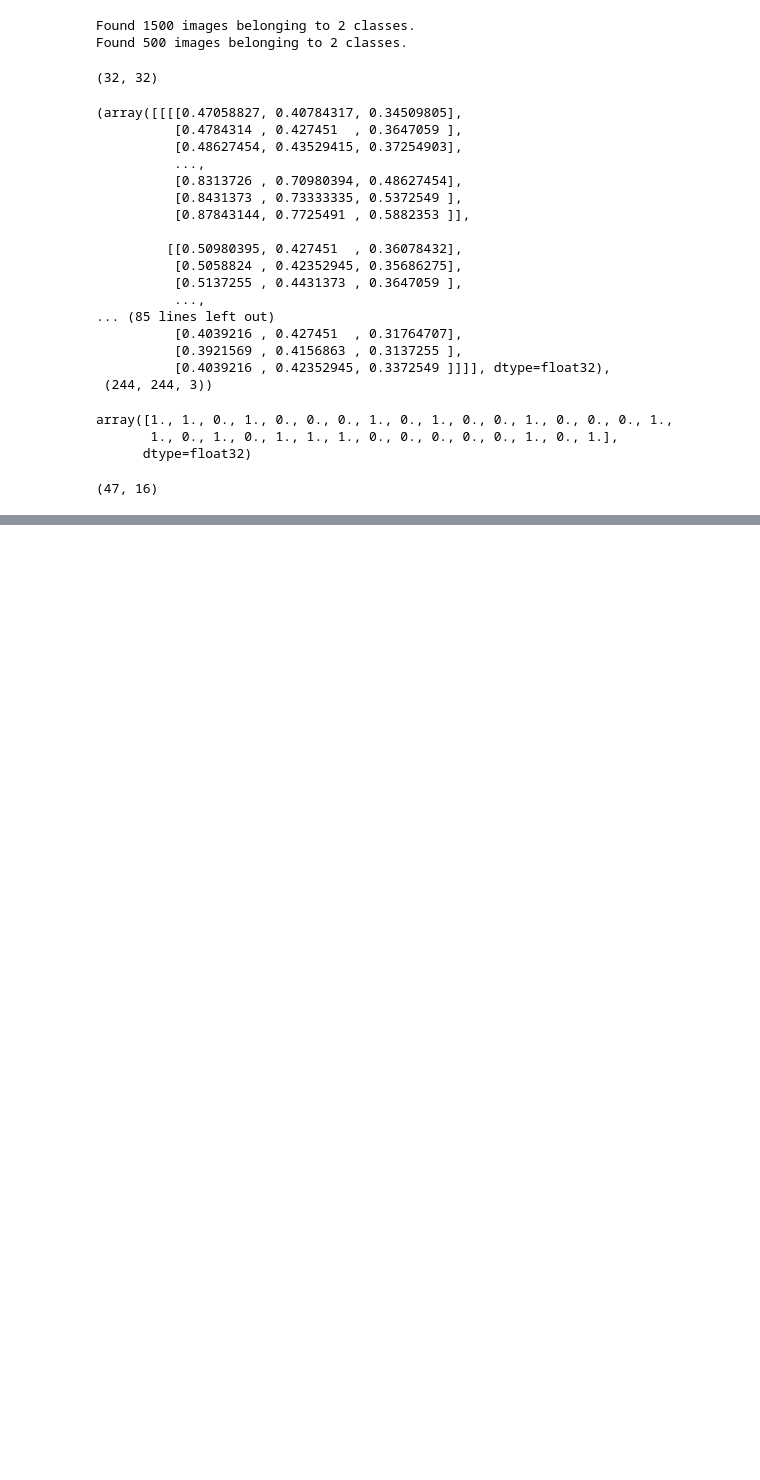
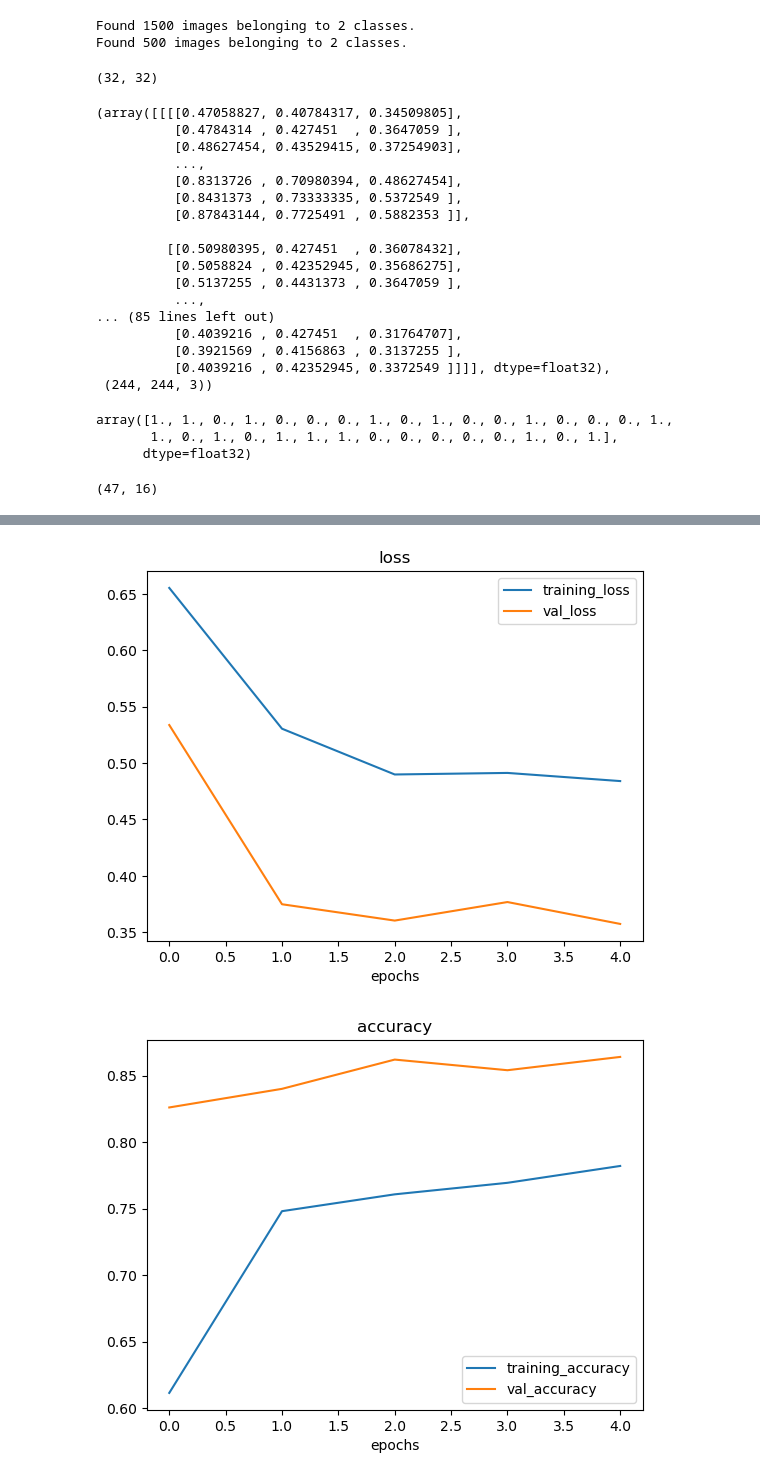
Before and after one commit to vivek11416/tensorFlow, a Jupyter notebook: ConvolutionNN/playground.ipynb, the cells around one changed output, grey strips where cells are left out. Cells and saved outputs as stored; diff of their text form; code cells hidden in the pictures; blank space fills up the shorter version.

```diff
--- a/ConvolutionNN/playground.ipynb
+++ b/ConvolutionNN/playground.ipynb
@@ -369,0 +475,15 @@ plot_loss_curves(history_4)
+# %%
+#021 Breaking our CNN model down part 11 Training a CNN model on augmented data
+model_6 = Sequential([
+    Conv2D(10,3,activation=tf.keras.activations.relu),
+    MaxPool2D(pool_size=2),
+    Conv2D(10,3,activation=tf.keras.activations.relu),
+    MaxPool2D(pool_size=2),
+    Conv2D(10,3,activation=tf.keras.activations.relu),
+    MaxPool2D(),
+    Flatten(),
+    Dense(1,activation=tf.keras.activations.sigmoid)
+])
+
+model_6.compile(loss=tf.keras.losses.binary_crossentropy,optimizer=tf.keras.optimizers.Adam(),metrics=["accuracy"])
+history_6=model_6.fit(train_data_augmented,epochs=5,steps_per_epoch=len(train_data_augmented),validation_data=test_data,validation_steps=len(test_data))
@@ -370 +501,6 @@ plot_loss_curves(history_4)
+# %%
+plot_loss_curves(history_6)
+# %% [output]
+[figure, added]
+[figure, added]
 # %%
```
Also changed, not shown: parts of 25 cells of this notebook, 3 other files.
